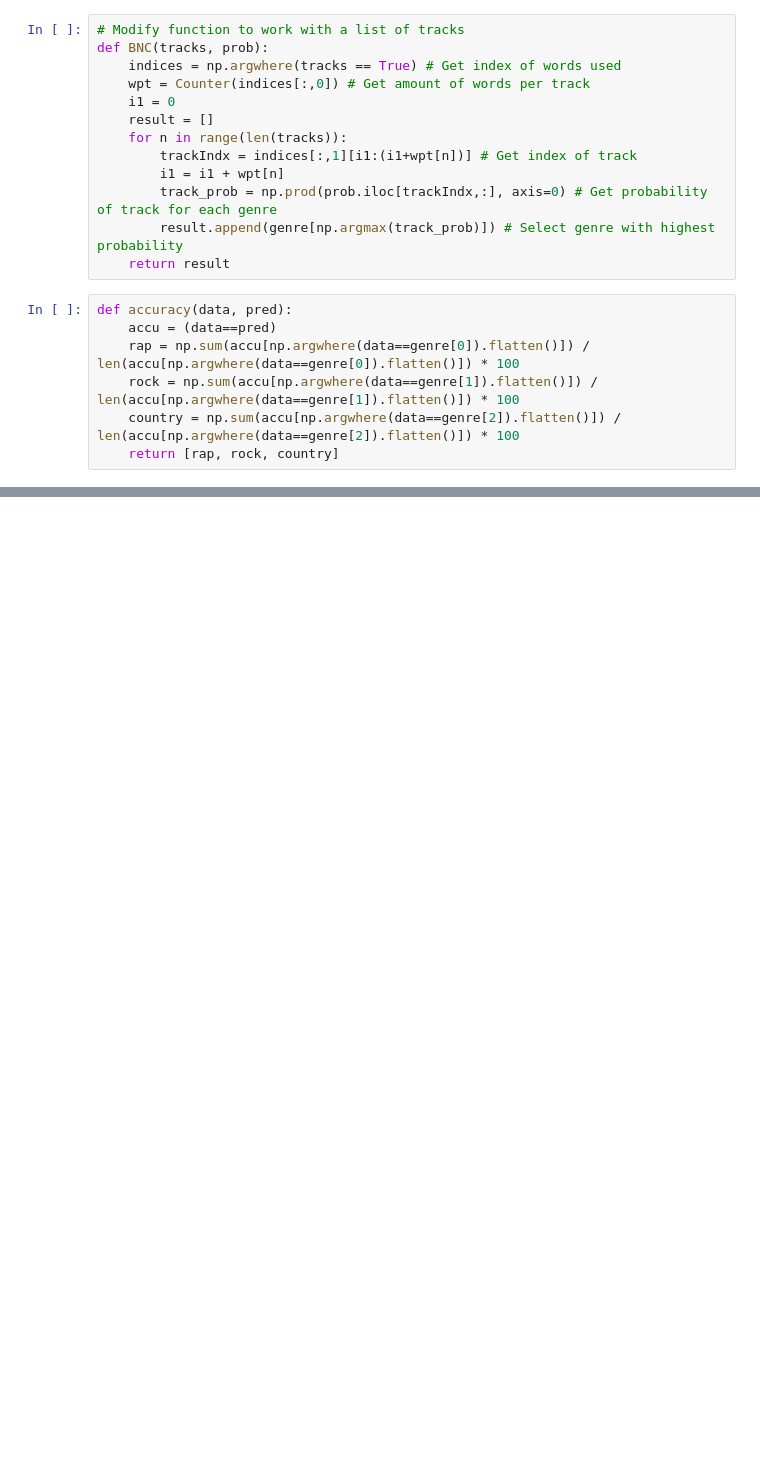
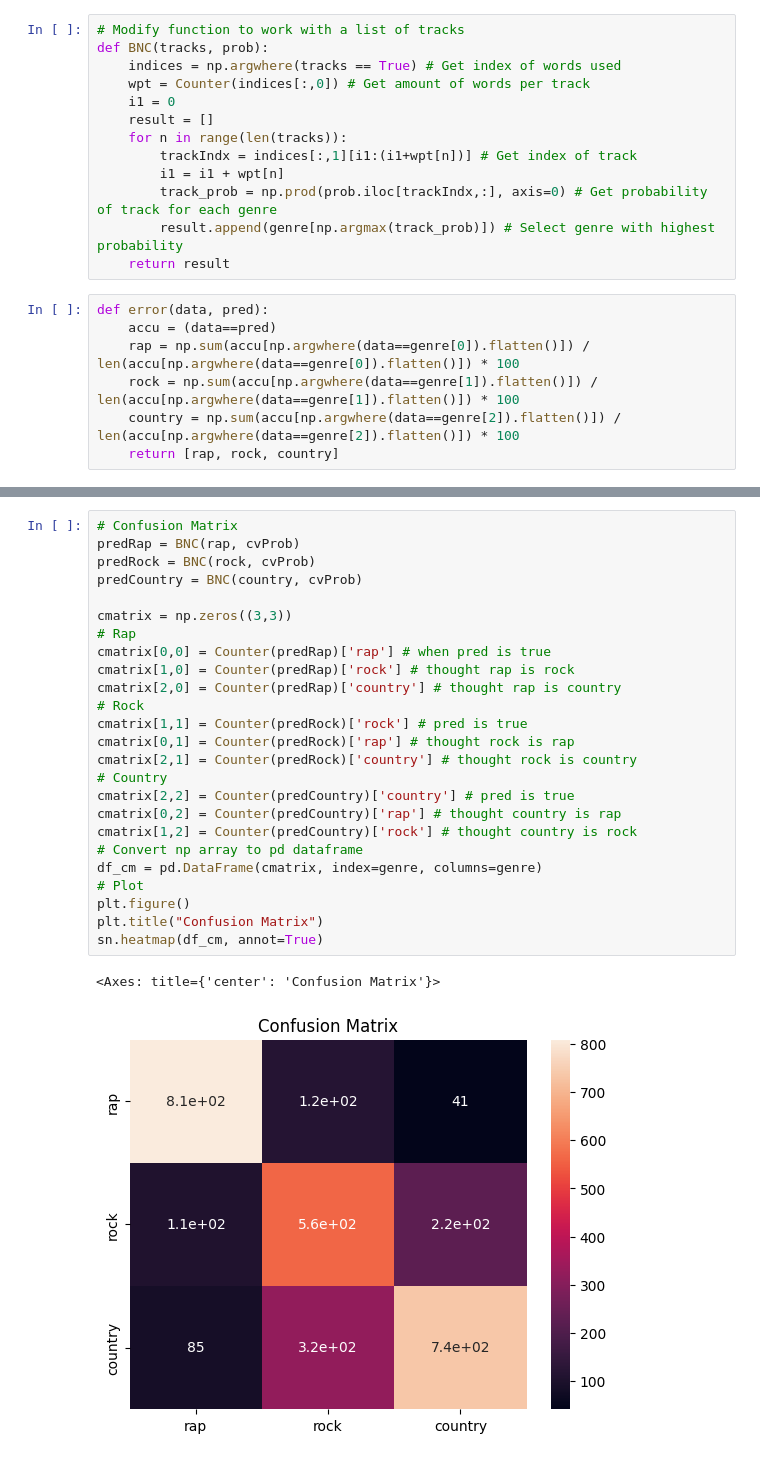
Before and after one commit to garamburor/mir_program_kadenze, a Jupyter notebook: course2/session1/Coursework #8.ipynb, the cells around one changed output, grey strips where cells are left out. Saved outputs shown, nothing was run; the diff lists cells and outputs as text; blank space fills up the shorter version.

```diff
--- a/course2/session1/Coursework #8.ipynb
+++ b/course2/session1/Coursework #8.ipynb
@@ -241,7 +241,7 @@ def BNC(tracks, prob):
         result.append(genre[np.argmax(track_prob)]) # Select genre with highest probability
     return result
 # %%
-def accuracy(data, pred):
+def error(data, pred):
     accu = (data==pred)
     rap = np.sum(accu[np.argwhere(data==genre[0]).flatten()]) / len(accu[np.argwhere(data==genre[0]).flatten()]) * 100
     rock = np.sum(accu[np.argwhere(data==genre[1]).flatten()]) / len(accu[np.argwhere(data==genre[1]).flatten()]) * 100
@@ -272,0 +330,28 @@ accuracy(validSet['labels'], pred)
+# %%
+# Confusion Matrix
+predRap = BNC(rap, cvProb)
+predRock = BNC(rock, cvProb)
+predCountry = BNC(country, cvProb)
+
+cmatrix = np.zeros((3,3))
+# Rap
+cmatrix[0,0] = Counter(predRap)['rap'] # when pred is true
+cmatrix[1,0] = Counter(predRap)['rock'] # thought rap is rock
+cmatrix[2,0] = Counter(predRap)['country'] # thought rap is country
+# Rock
+cmatrix[1,1] = Counter(predRock)['rock'] # pred is true
+cmatrix[0,1] = Counter(predRock)['rap'] # thought rock is rap
+cmatrix[2,1] = Counter(predRock)['country'] # thought rock is country
+# Country
+cmatrix[2,2] = Counter(predCountry)['country'] # pred is true
+cmatrix[0,2] = Counter(predCountry)['rap'] # thought country is rap
+cmatrix[1,2] = Counter(predCountry)['rock'] # thought country is rock
+# Convert np array to pd dataframe
+df_cm = pd.DataFrame(cmatrix, index=genre, columns=genre)
+# Plot
+plt.figure()
+plt.title("Confusion Matrix")
+sn.heatmap(df_cm, annot=True)
+# %% [output]
+<Axes: title={'center': 'Confusion Matrix'}>
+[figure, added]
```
Also changed, not shown: parts of 9 cells of this notebook.
